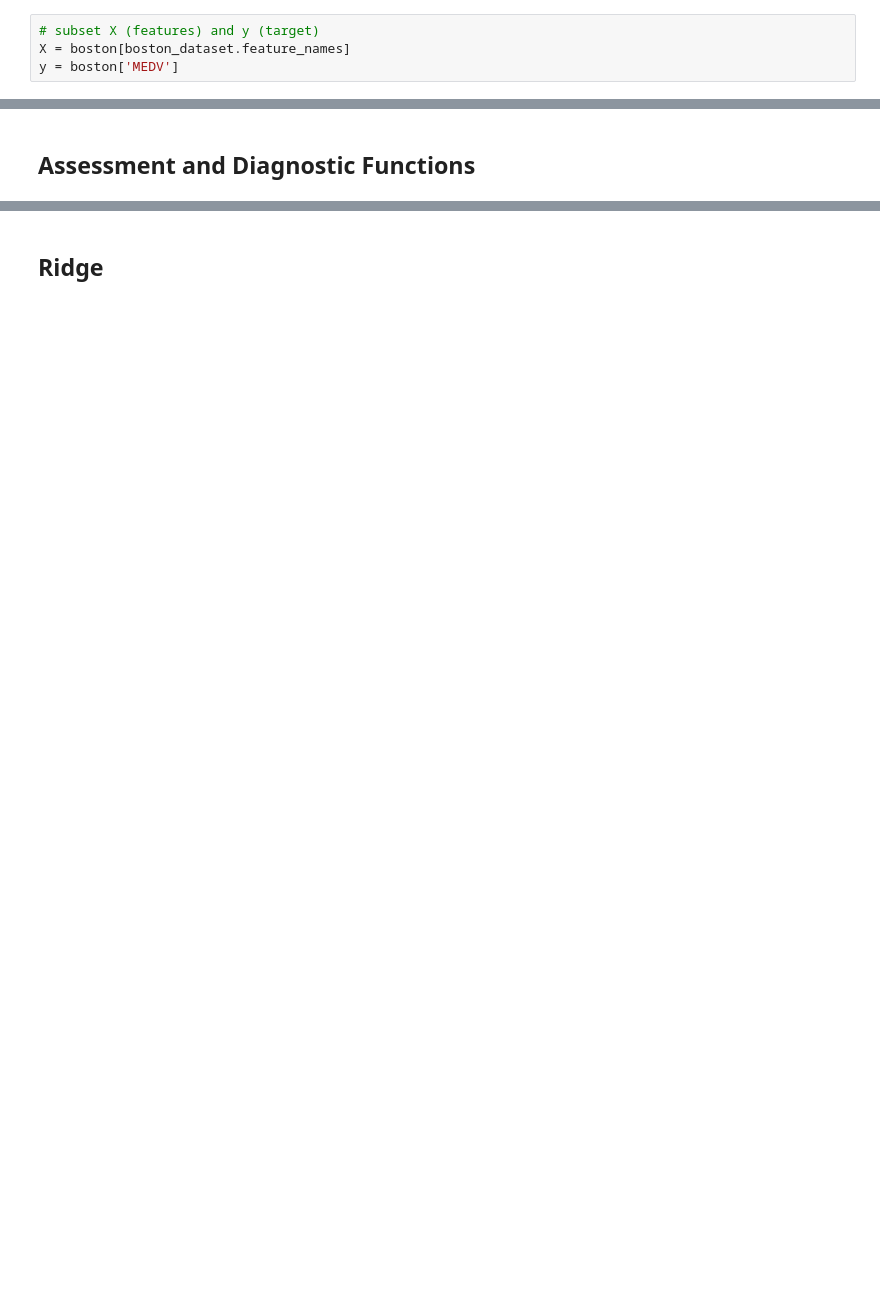
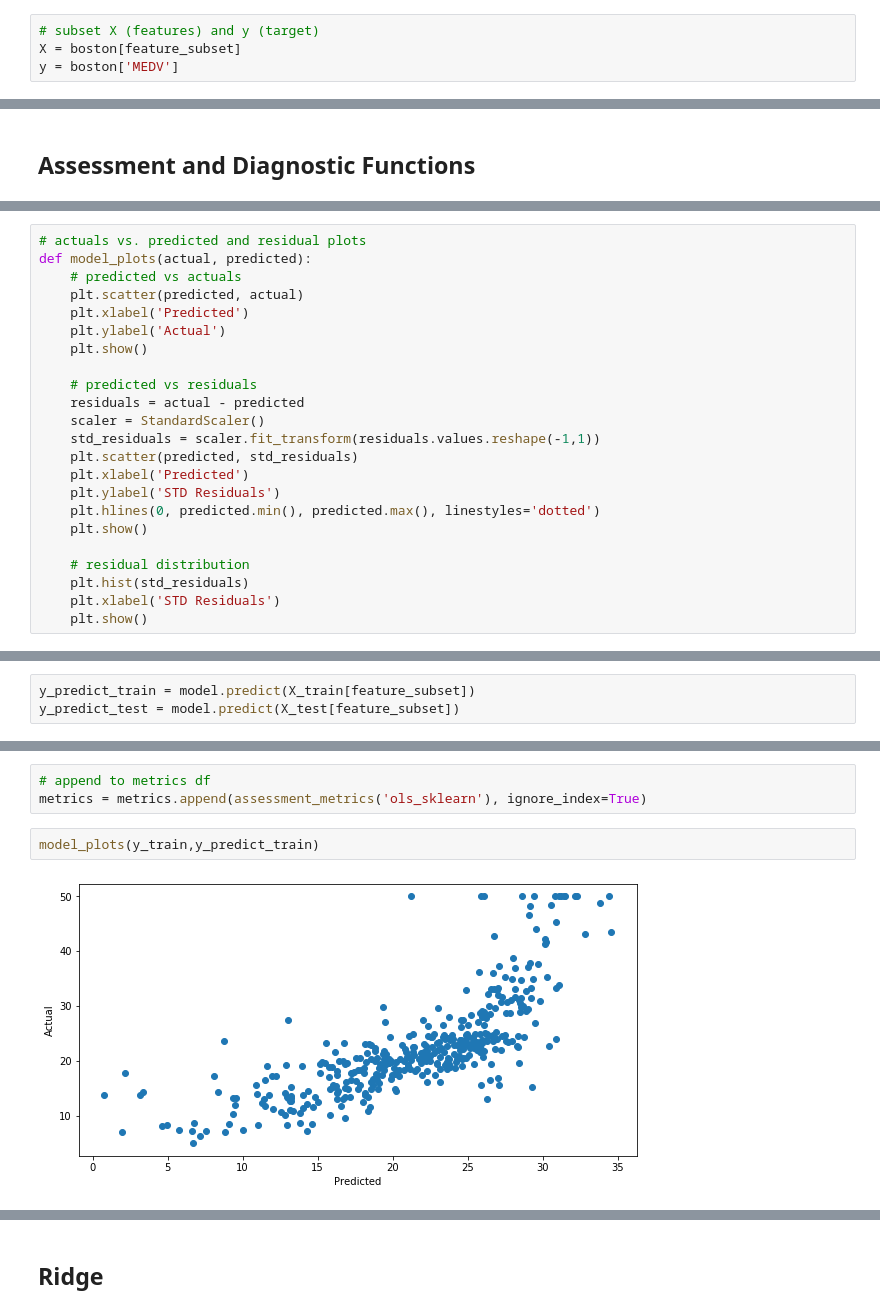
Before and after one commit to prudolph1/regression_base_code, a Jupyter notebook: regression_methods.ipynb, the cells around one changed output, grey strips where cells are left out. Drawn from its saved outputs; the diff is of its cells as text; blank space fills up the shorter version.

```diff
--- a/regression_methods.ipynb
+++ b/regression_methods.ipynb
@@ -136,7 +138,7 @@ sns.violinplot(x="CHAS", y="MEDV", data=boston);
 ## Define Training and Test Validation Sets
 # %%
 # subset X (features) and y (target)
-X = boston[boston_dataset.feature_names]
+X = boston[feature_subset]
 y = boston['MEDV']
 # %%
 X_train, X_test, y_train, y_test = train_test_split(X, y, test_size = 0.2, random_state = 52)
@@ -176,3 +193,26 @@ def assessment_metrics(method):
             }
 
     return pd.DataFrame(dict)
+# %%
+# actuals vs. predicted and residual plots
+def model_plots(actual, predicted):
+    # predicted vs actuals
+    plt.scatter(predicted, actual)
+    plt.xlabel('Predicted')
+    plt.ylabel('Actual')
+    plt.show()
+
+    # predicted vs residuals
+    residuals = actual - predicted
+    scaler = StandardScaler()
+    std_residuals = scaler.fit_transform(residuals.values.reshape(-1,1))
+    plt.scatter(predicted, std_residuals)
+    plt.xlabel('Predicted')
+    plt.ylabel('STD Residuals')
+    plt.hlines(0, predicted.min(), predicted.max(), linestyles='dotted')
+    plt.show()
+
+    # residual distribution
+    plt.hist(std_residuals)
+    plt.xlabel('STD Residuals')
+    plt.show()
@@ -178,0 +243,3 @@ def assessment_metrics(method):
+# %%
+y_predict_train = model.predict(X_train[feature_subset])
+y_predict_test = model.predict(X_test[feature_subset])
@@ -178,0 +265,7 @@ def assessment_metrics(method):
+# %%
+# append to metrics df
+metrics = metrics.append(assessment_metrics('ols_sklearn'), ignore_index=True)
+# %%
+model_plots(y_train,y_predict_train)
+# %% [output]
+[figure, added]
```
Also changed, not shown: parts of 40 cells of this notebook.
